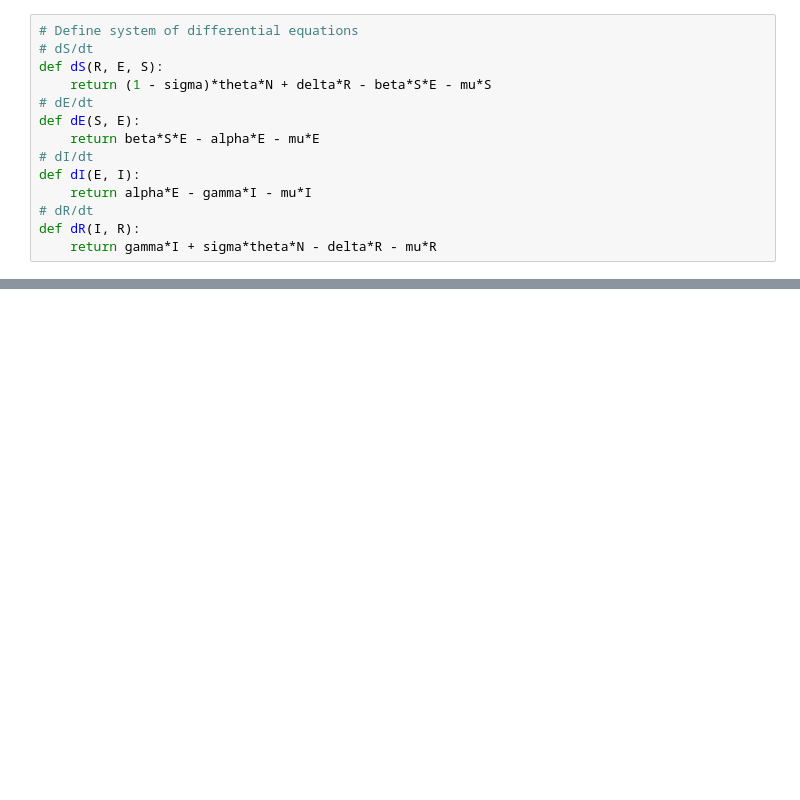
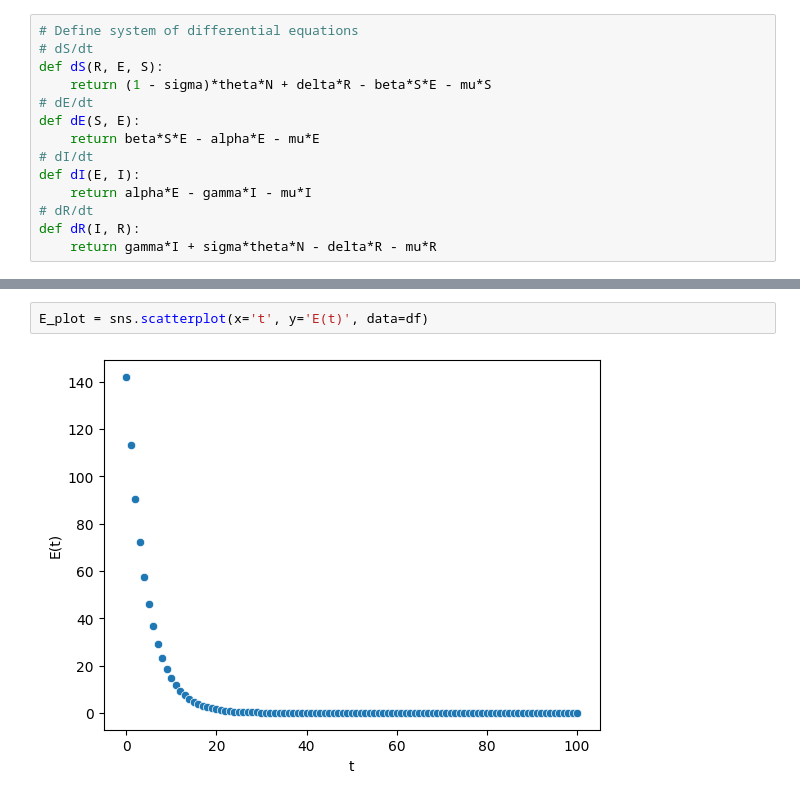
Before and after one commit to ZacG1t/SEIRS_model_RK4, a Jupyter notebook: SEIRS_model.ipynb, the cells around one changed output, grey strips where cells are left out. Saved outputs shown, nothing was run; the diff lists cells and outputs as text; blank space fills up the shorter version.

```diff
--- a/SEIRS_model.ipynb
+++ b/SEIRS_model.ipynb
@@ -95,0 +103,4 @@ R [30, 31.886655124667417]
+# %%
+E_plot = sns.scatterplot(x='t', y='E(t)', data=df)
+# %% [output]
+[figure, added]
```
Also changed, not shown: parts of 12 cells of this notebook.
